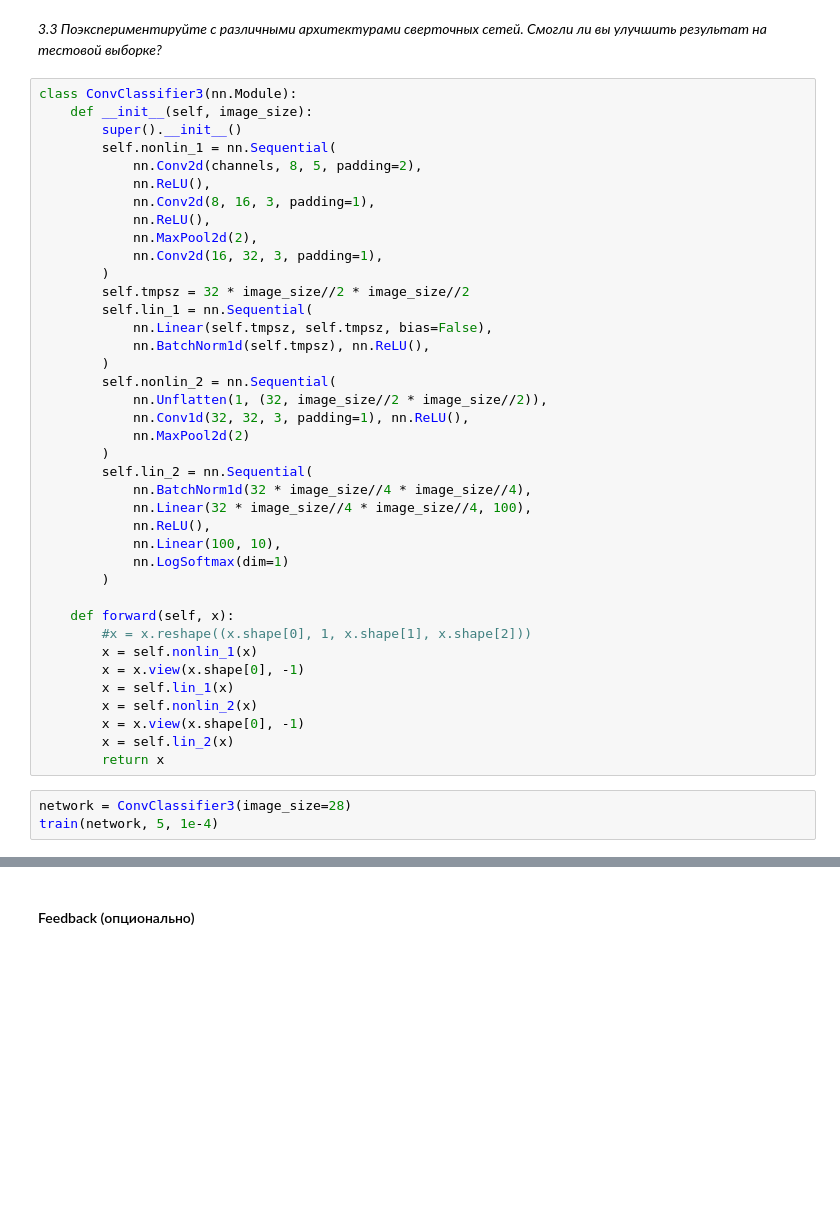
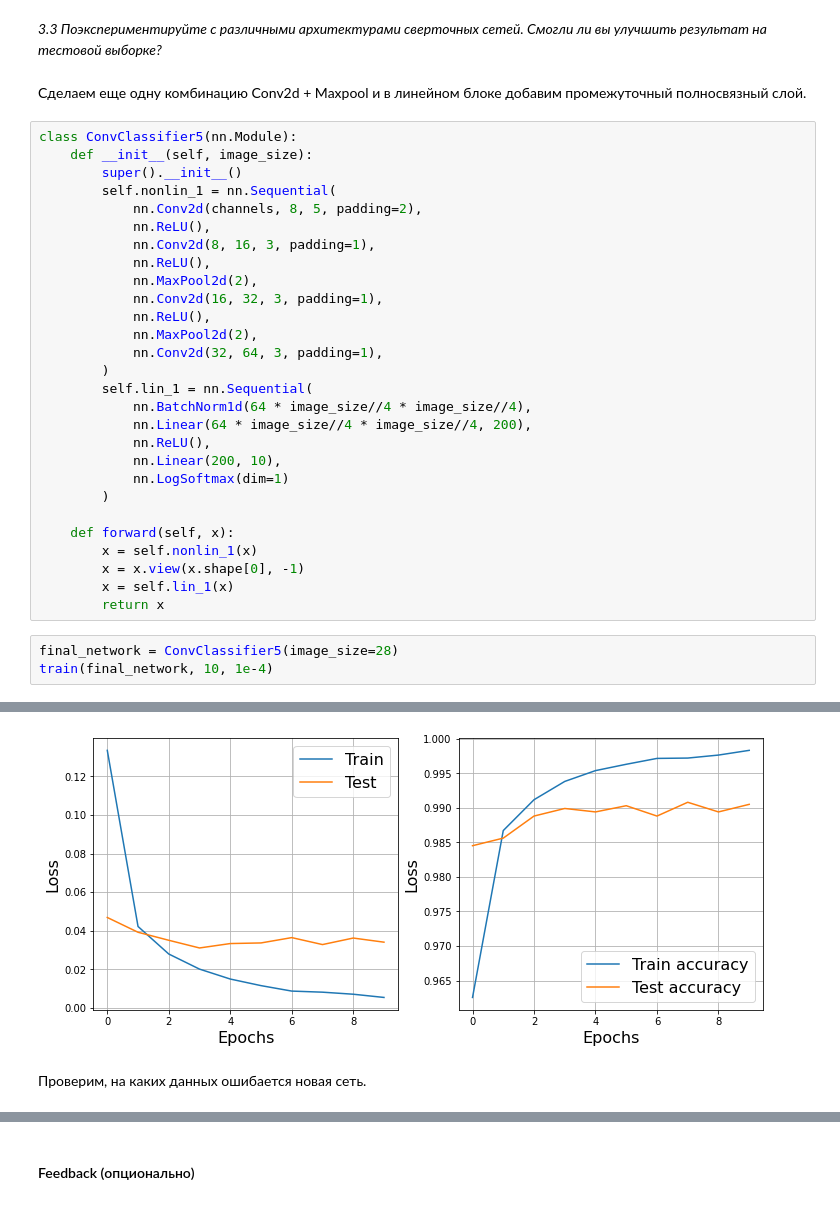
Before and after one commit to bulatral42/sphere_nn, a Jupyter notebook: Sem_04/hw4_valiahmetov_nn.ipynb, the cells around one changed output, grey strips where cells are left out. Saved outputs shown, nothing was run; the diff lists cells and outputs as text; blank space fills up the shorter version.

```diff
--- a/Sem_04/hw4_valiahmetov_nn.ipynb
+++ b/Sem_04/hw4_valiahmetov_nn.ipynb
@@ -533,8 +533,10 @@ True / Predicted, prob of true answer
 Видим, что самые сильные неточности мы можем отличить человеческим глазом. Попробуем обучить более сложную архитектуру, чтобы улучшить точность.
 # %% [markdown]
 <i>3.3 Поэкспериментируйте с различными архитектурами сверточных сетей. Смогли ли вы улучшить результат на тестовой выборке?</i>
+# %% [markdown]
+Сделаем еще одну комбинацию Conv2d + Maxpool и в линейном блоке добавим промежуточный полносвязный слой.
 # %%
-class ConvClassifier3(nn.Module):
+class ConvClassifier5(nn.Module):
     def __init__(self, image_size):
         super().__init__()
         self.nonlin_1 = nn.Sequential(
@@ -544,34 +546,24 @@ class ConvClassifier3(nn.Module):
             nn.ReLU(),
             nn.MaxPool2d(2),
             nn.Conv2d(16, 32, 3, padding=1),
+            nn.ReLU(),
+            nn.MaxPool2d(2),
+            nn.Conv2d(32, 64, 3, padding=1),
         )
-        self.tmpsz = 32 * image_size//2 * image_size//2
         self.lin_1 = nn.Sequential(
-            nn.Linear(self.tmpsz, self.tmpsz, bias=False),
-            nn.BatchNorm1d(self.tmpsz), nn.ReLU(),
-        )
-        self.nonlin_2 = nn.Sequential(
-            nn.Unflatten(1, (32, image_size//2 * image_size//2)),
-            nn.Conv1d(32, 32, 3, padding=1), nn.ReLU(),
-            nn.MaxPool2d(2)
-        )
-        self.lin_2 = nn.Sequential(
-            nn.BatchNorm1d(32 * image_size//4 * image_size//4),
-            nn.Linear(32 * image_size//4 * image_size//4, 100),
+            nn.BatchNorm1d(64 * image_size//4 * image_size//4),
+            nn.Linear(64 * image_size//4 * image_size//4, 200),
             nn.ReLU(),
-            nn.Linear(100, 10),
+            nn.Linear(200, 10),
             nn.LogSoftmax(dim=1)
         )
 
     def forward(self, x):
-        #x = x.reshape((x.shape[0], 1, x.shape[1], x.shape[2]))
         x = self.nonlin_1(x)
         x = x.view(x.shape[0], -1)
         x = self.lin_1(x)
-        x = self.nonlin_2(x)
-        x = x.view(x.shape[0], -1)
-        x = self.lin_2(x)
         return x
 # %%
-network = ConvClassifier3(image_size=28)
-train(network, 5, 1e-4)
+final_network = ConvClassifier5(image_size=28)
+train(final_network, 10, 1e-4)
+# %% [output]
@@ -577,0 +571,3 @@ train(network, 5, 1e-4)
+[figure, added]
+# %% [markdown]
+Проверим, на каких данных ошибается новая сеть.
```
Also changed, not shown: parts of 5 cells of this notebook.
